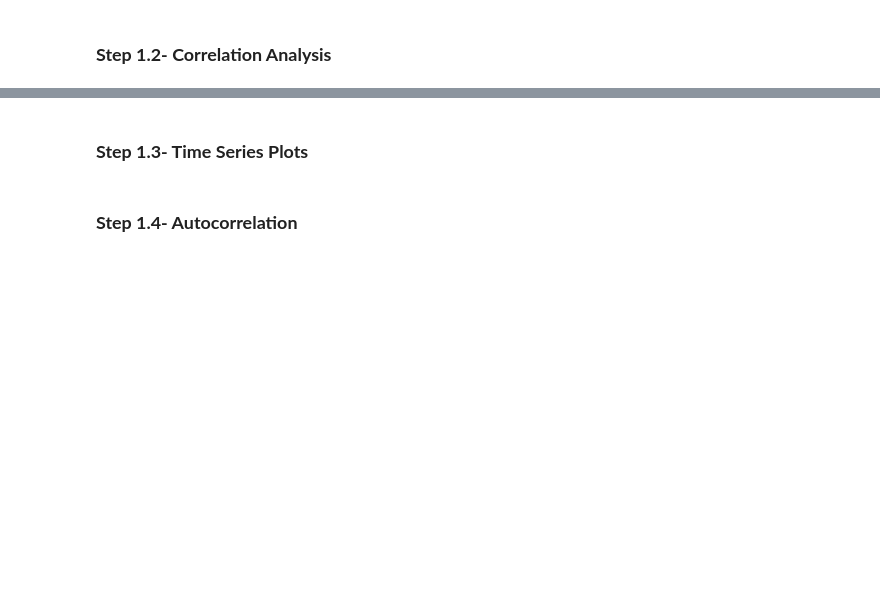
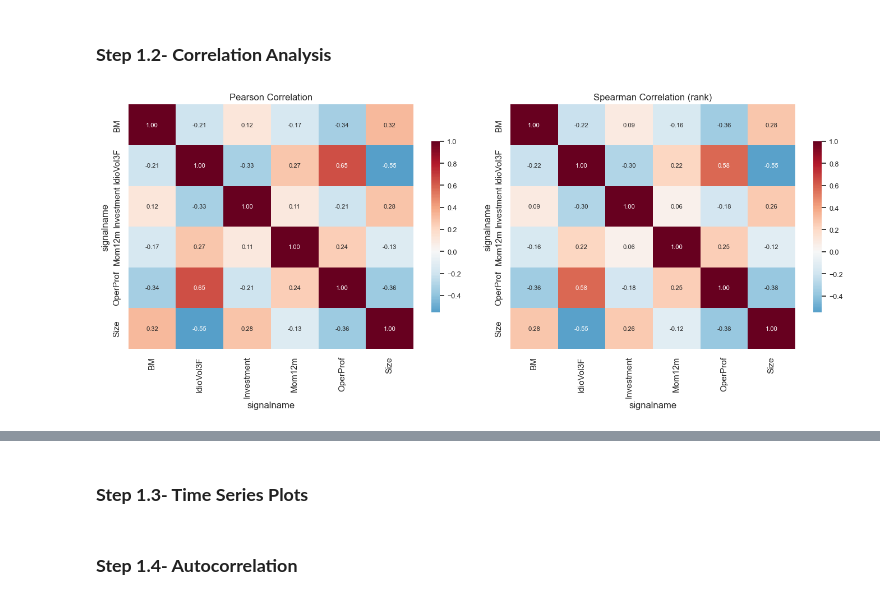
Before and after one commit to dipanshusharma2001/MScFE_WQU_Capstone_Project, a Jupyter notebook: notebooks/CausalFactorInvestingUsingInfluenceDiagram_StudentGroup_11186.ipynb, the cells around one changed output, grey strips where cells are left out. Drawn from its saved outputs; the diff is of its cells as text; code cells hidden in the pictures; blank space fills up the shorter version.

```diff
--- a/notebooks/CausalFactorInvestingUsingInfluenceDiagram_StudentGroup_11186.ipynb
+++ b/notebooks/CausalFactorInvestingUsingInfluenceDiagram_StudentGroup_11186.ipynb
@@ -194,2 +208,21 @@ plt.show()
 # %% [markdown]
 ### **Step 1.2- Correlation Analysis**
+# %%
+# computing spearman and pearson correlations to understand both linear and monotonic relationship between factors
+pearson = osap_factor_returns.corr(method='pearson')
+spearman = osap_factor_returns.corr(method='spearman')
+
+# pretty-plotting
+sns.set(style="white")
+fig, ax = plt.subplots(1,2, figsize=(14,6))
+sns.heatmap(pearson, annot=True,  annot_kws={"size": 8}, fmt=".2f", cmap='RdBu_r', center=0, ax=ax[0], cbar_kws={'shrink':0.7})
+ax[0].set_title("Pearson Correlation")
+sns.heatmap(spearman, annot=True,  annot_kws={"size": 8}, fmt=".2f", cmap='RdBu_r', center=0, ax=ax[1], cbar_kws={'shrink':0.7})
+ax[1].set_title("Spearman Correlation (rank)")
+# Set colorbar tick label size
+ax[0].collections[0].colorbar.ax.tick_params(labelsize=9)
+ax[1].collections[0].colorbar.ax.tick_params(labelsize=9)
+plt.tight_layout()
+plt.show()
+# %% [output]
+[figure, added]
```
Also changed, not shown: parts of 16 cells of this notebook, 3 other files.
